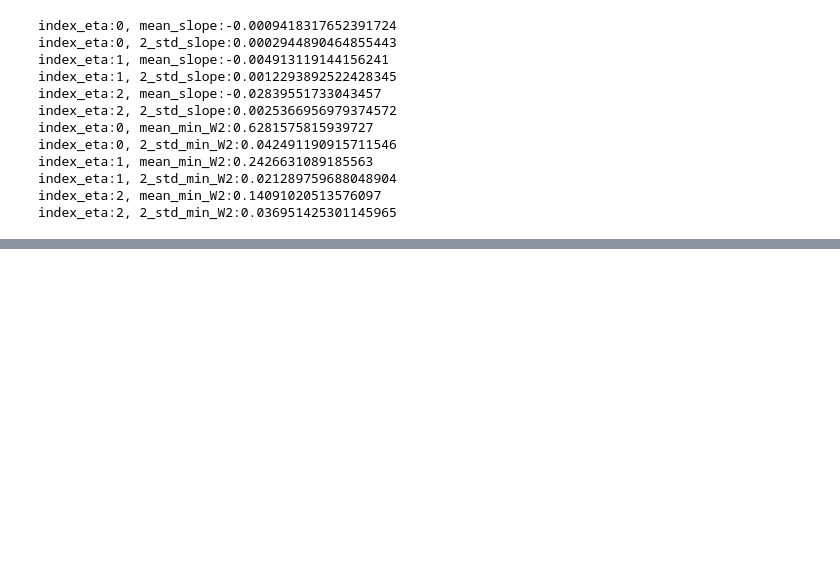
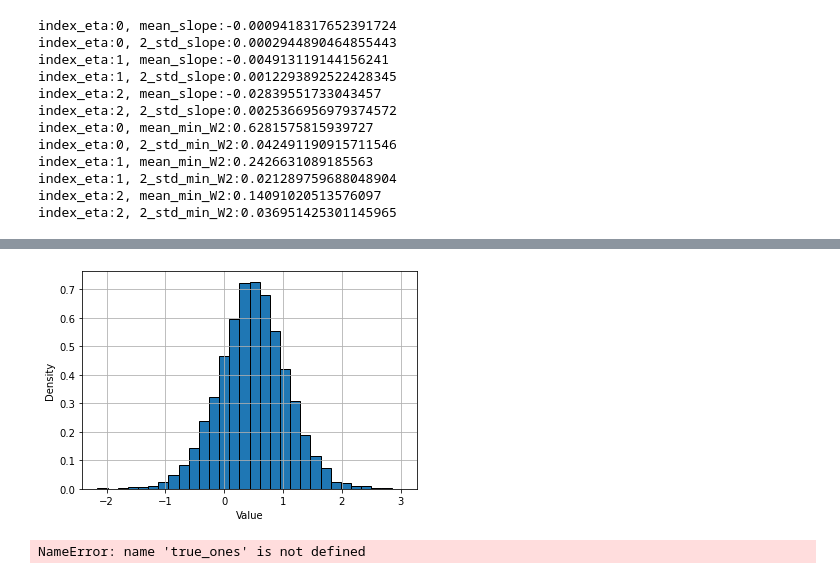
Before and after one commit to BoYuanVisionary/DistributedSampling, a Jupyter notebook: run.ipynb, the cells around one changed output, grey strips where cells are left out. Drawn from its saved outputs; the diff is of its cells as text; code cells hidden in the pictures; blank space fills up the shorter version.

```diff
--- a/run.ipynb
+++ b/run.ipynb
@@ -451,0 +315,19 @@ index_eta:2, 2_std_min_W2:0.036951425301145965
+# %%
+num_samples = 1
+num_dimensions = 1
+num_seeds = 3
+num_nodes = 4
+
+means = np.linspace(0,1,num_nodes)
+means = [np.ones(num_dimensions) * mean for mean in means]
+alphas = [0.5 for _ in range(num_nodes)]
+f_xs = [f_x(means[i], alphas[i], num_dimensions) for i in range(num_nodes)]
+# f_xs = [f_x(2,1,1),f_x(2,1,1),f_x(2,1,1)]
+ground_truth = LMC(f_xs, num_samples=10000)
+np.save('ground_truth_circle.npy',ground_truth)
+# true_ones = np.random.multivariate_normal(2+np.zeros(num_dimensions), 1/3* np.identity(dimension), 10000)
+# plt.hist(ground_truth, bins=30, edgecolor='black', density=True)
+# plt.xlabel('Value')
+# plt.ylabel('Density')
+# plt.grid(True)
+# plt.show()
@@ -451,0 +352,9 @@ index_eta:2, 2_std_min_W2:0.036951425301145965
+# %%
+plt.hist(ground_truth, bins=30, edgecolor='black', density=True)
+plt.xlabel('Value')
+plt.ylabel('Density')
+plt.grid(True)
+plt.show()
+# %% [output]
+[figure, added]
+NameError: name 'true_ones' is not defined
```
Also changed, not shown: parts of 9 cells of this notebook, 4 other files.
